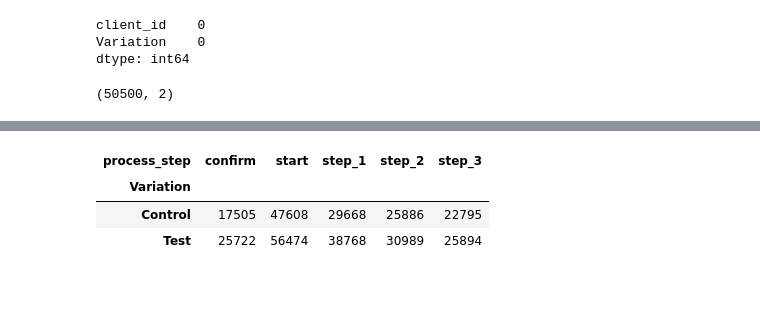
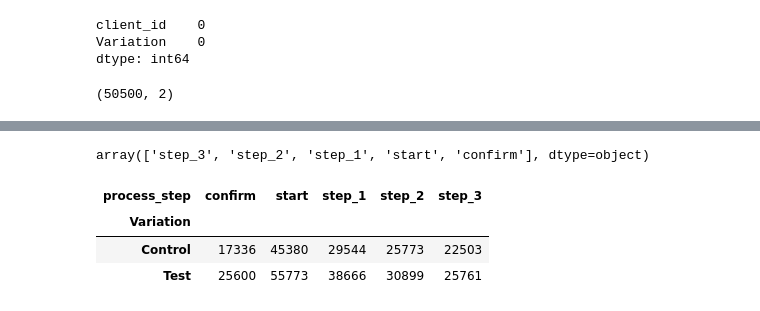
Before and after one commit to PaolaGaray/vanguard-ab-test, a Jupyter notebook: notebooks/cleaning_digital_footprints_df.ipynb, the cells around one changed output, grey strips where cells are left out. Saved outputs shown, nothing was run; the diff lists cells and outputs as text; code cells hidden in the pictures.

```diff
--- a/notebooks/cleaning_digital_footprints_df.ipynb
+++ b/notebooks/cleaning_digital_footprints_df.ipynb
@@ -98,12 +187,12 @@ df_final_experiment_clients_cleaned.shape
 (50500, 2)
 # %%
 # We will analyze only the observations that are part of the AB test, specifically those with a defined 'Variation'.
-# To achieve this, we will perform an inner join.
+# To achieve this, we will perform an inner join between 'df_final_experiment_clients' and 'df_final_web_data'
 
 # Perform an inner join on the two DataFrames using the 'client_id' column
-df_experiment_data = pd.merge(df_final_web_data, df_final_experiment_clients_cleaned, on='client_id', how='inner')
+df_final_experiment_web_data = pd.merge(df_final_web_data, df_final_experiment_clients, on='client_id', how='inner')
 
-df_experiment_data.head()
+df_final_experiment_web_data.head()
 # %% [output]
 |  | client_id | visitor_id | visit_id | process_step | date_time | Variation |
 | 0 | 9988021 | 580560515_7732621733 | 781255054_21935453173_531117 | step_3 | 2017-04-17 15:27:07 | Test |
@@ -117,0 +209,3 @@ df_experiment_data.shape
+# %%
+df_final_demo = pd.read_csv("../data/raw/df_final_demo.txt", delimiter=",")
+df_final_demo.shape
@@ -117,0 +241,4 @@ df_experiment_data.shape
+# %%
+# Filtering out columns where more than 80% of the values are missing
+df_final_demo = df_final_demo[df_final_demo.columns[df_final_demo.isnull().mean() < 0.8]]
+df_final_demo.shape
@@ -117,0 +260,6 @@ df_experiment_data.shape
+# %%
+# Perform an inner join on the two DataFrames using the 'client_id' column
+# 'df_final_experiment_web_data' and 'df_final_demo'
+df_final = pd.merge(df_final_experiment_web_data, df_final_demo, on='client_id', how='inner')
+
+df_final.head()
@@ -128,14 +300,18 @@ Variation            2
 dtype: int64
+# %%
+df_final['process_step'].unique()
+# %% [output]
+array(['step_3', 'step_2', 'step_1', 'start', 'confirm'], dtype=object)
 # %%
 # We want to analyze the user interactions for each step across the two variations: Control and Test
 
 # Group by 'variation' and 'process_step' and then count the occurrences
-observation_counts = df_experiment_data.groupby(['Variation', 'process_step']).size().unstack()
+observation_counts = df_final.groupby(['Variation', 'process_step']).size().unstack()
 
 # Display the resulting table
 display(observation_counts)
 # %% [output]
 | process_step | confirm | start | step_1 | step_2 | step_3 |
 | Variation |  |  |  |  |  |
-| Control | 17505 | 47608 | 29668 | 25886 | 22795 |
-| Test | 25722 | 56474 | 38768 | 30989 | 25894 |
+| Control | 17336 | 45380 | 29544 | 25773 | 22503 |
+| Test | 25600 | 55773 | 38666 | 30899 | 25761 |
```
Also changed, not shown: parts of 32 cells of this notebook, 4 other files.
